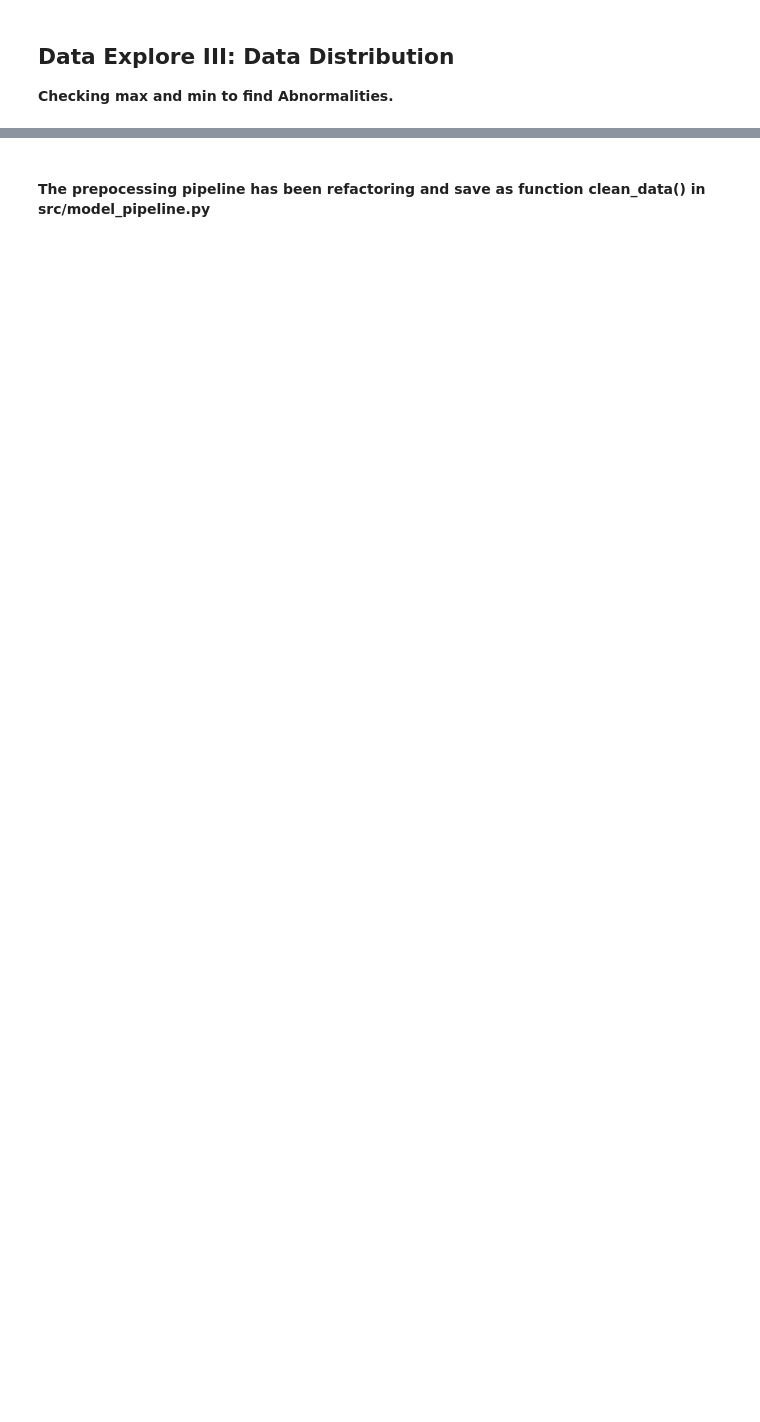
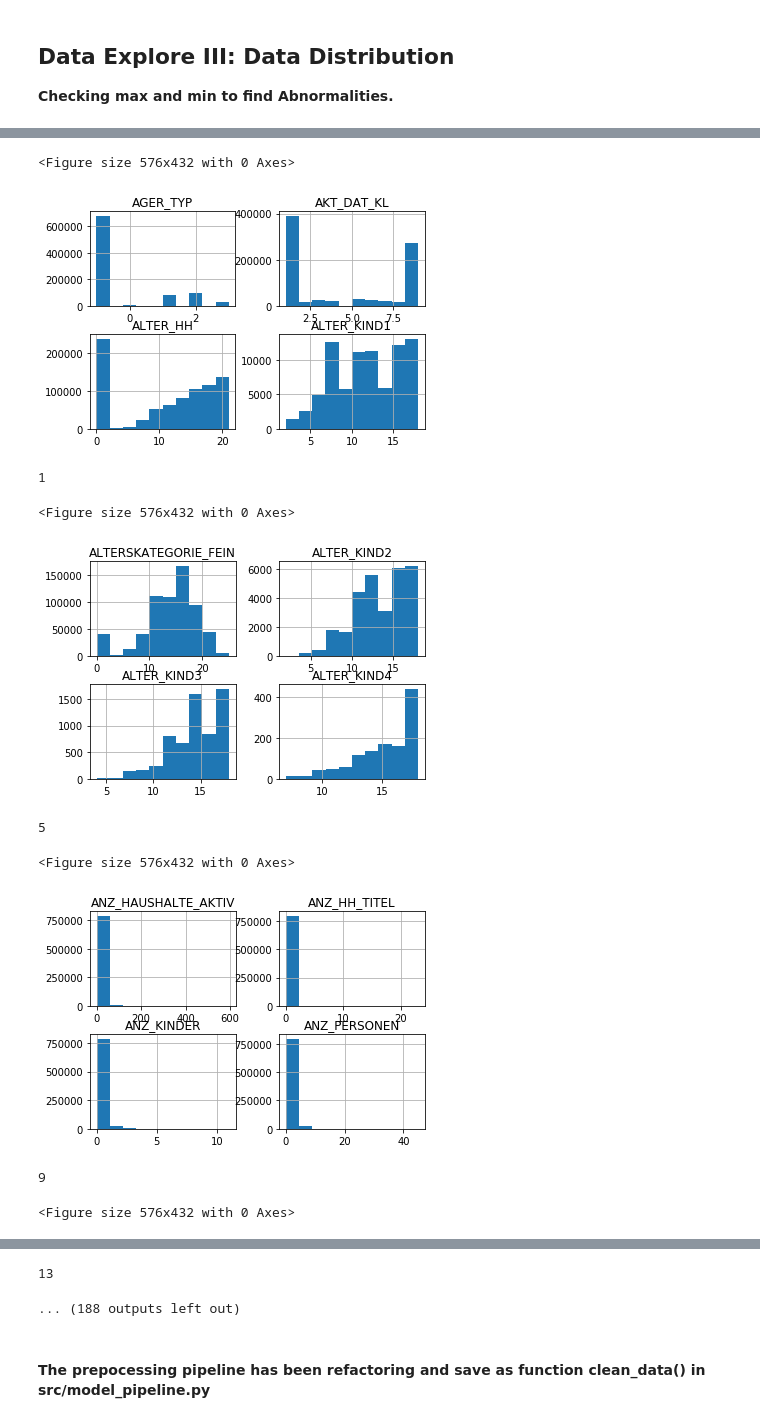
Before and after one commit to jackie-sun7/Udacity-Arvato-Project, a Jupyter notebook: data_wrangling.ipynb, the cells around one changed output, grey strips where cells are left out. Saved outputs shown, nothing was run; the diff lists cells and outputs as text; code cells hidden in the pictures; blank space fills up the shorter version.

```diff
--- a/data_wrangling.ipynb
+++ b/data_wrangling.ipynb
@@ -169,0 +157,7 @@ azdias['AGER_TYP'].plot('hist')
+# %%
+def draw_dsitribution(i):
+    plot_df = azdias[[col for col in azdias.columns][i:i+4]].copy()
+    fig = plt.figure(figsize=(8,6))
+    plot_df.hist()
+    plt.show()
+    return fig
@@ -169,0 +187,19 @@ azdias['AGER_TYP'].plot('hist')
+# %%
+# draw distribution for every column
+for i in range(1,365 ,4):
+    try:
+        draw_dsitribution(i)
+        print(i)
+    except:
+        pass
+# %% [output]
+<Figure size 576x432 with 0 Axes>
+[figure, added]
+1
+<Figure size 576x432 with 0 Axes>
+[figure, added]
+5
+<Figure size 576x432 with 0 Axes>
+[figure, added]
+9
+<Figure size 576x432 with 0 Axes>
@@ -170,2 +207,4 @@ azdias['AGER_TYP'].plot('hist')
+13
+... (188 outputs left out)
 # %% [markdown]
 #### The prepocessing pipeline has been refactoring and save as function clean_data() in src/model_pipeline.py
```
Also changed, not shown: parts of 13 cells of this notebook, 3 other files.
